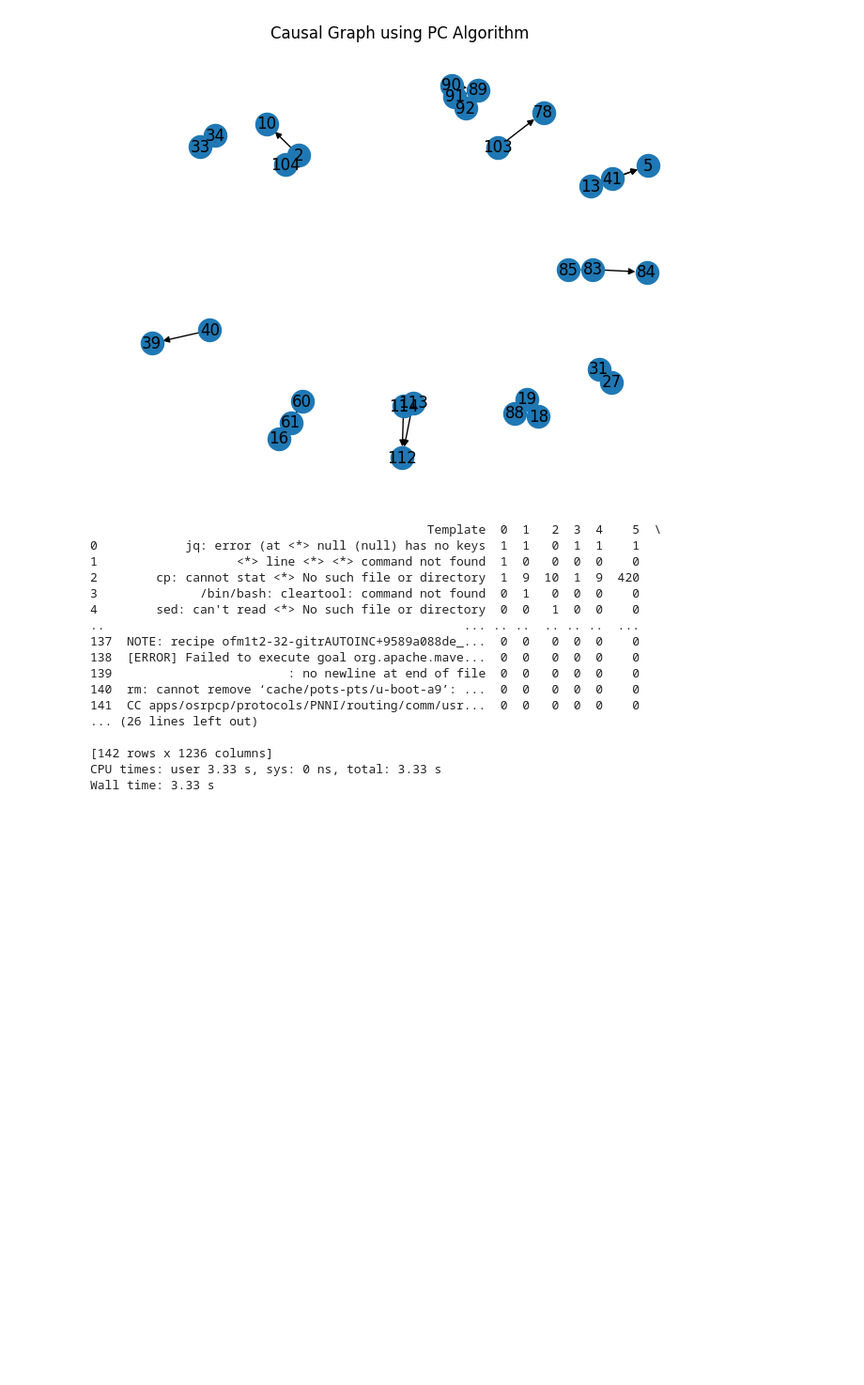
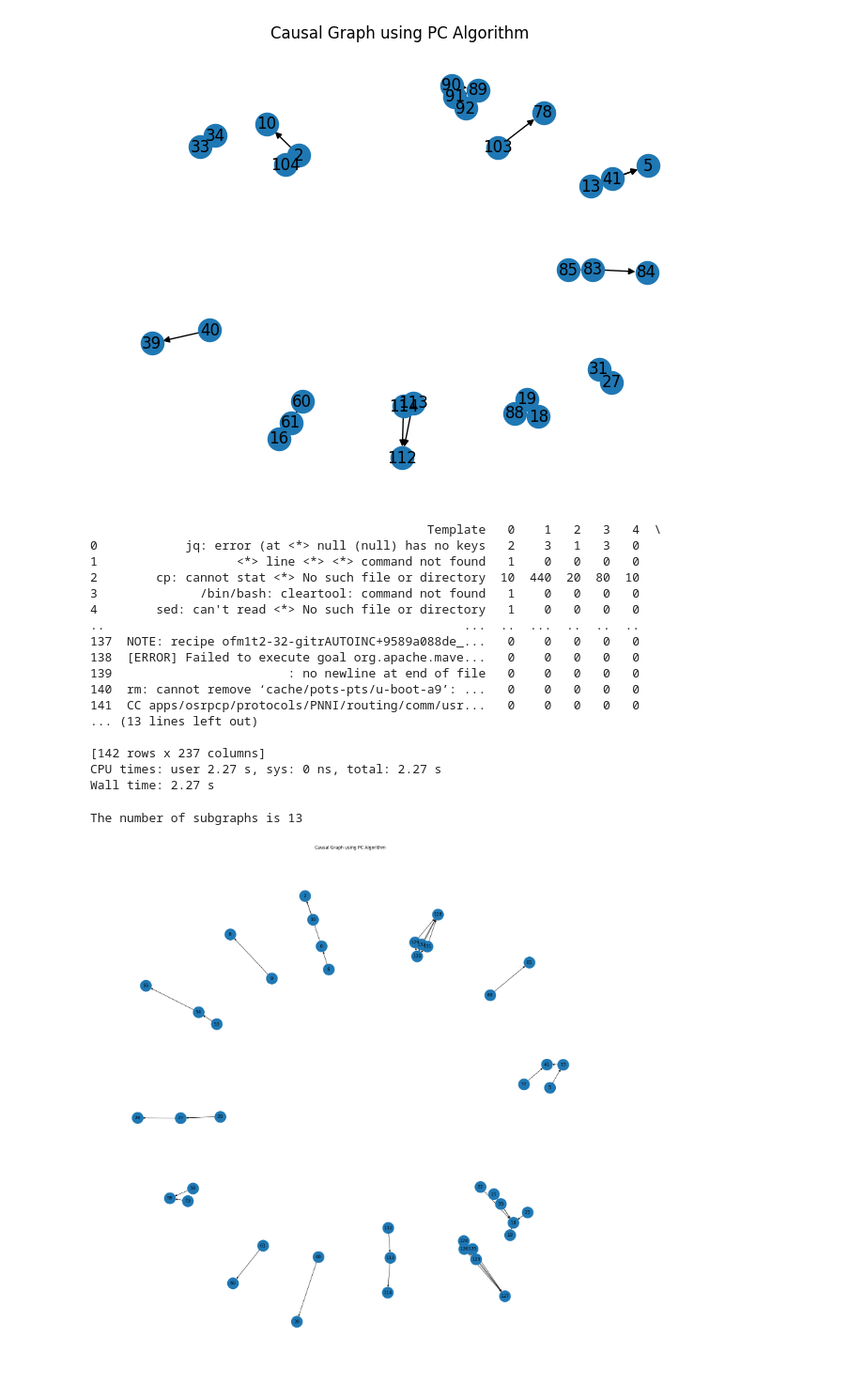
Before and after one commit to vbertalan/CSL, a Jupyter notebook: Workflow.ipynb, the cells around one changed output. Shown at 94% size. Cells and saved outputs as stored; diff of their text form; code cells hidden in the pictures; blank space fills up the shorter version.

Commit message:
new graph

```diff
--- a/Workflow.ipynb
+++ b/Workflow.ipynb
@@ -168,7 +168,7 @@ template_values = drain_results['EventTemplate'].unique()
 result_df = pd.DataFrame(template_values, columns=['Template'])
 
 col = 0
-temperature = 3
+temperature = 5
 result_df = pd.concat([result_df, pd.DataFrame({col: [0] * len(template_values)})], axis=1)
 similar_lines = []
 
@@ -191,51 +191,55 @@ for i, event_template in enumerate(drain_results['EventTemplate']):
 
 print(result_df)
 # %% [output]
-                                              Template  0  1   2  3  4    5  \
-0            jq: error (at <*> null (null) has no keys  1  1   0  1  1    1
-1                   <*> line <*> <*> command not found  1  0   0  0  0    0
-2        cp: cannot stat <*> No such file or directory  1  9  10  1  9  420
-3              /bin/bash: cleartool: command not found  0  1   0  0  0    0
-4        sed: can't read <*> No such file or directory  0  0   1  0  0    0
-..                                                 ... .. ..  .. .. ..  ...
-137  NOTE: recipe ofm1t2-32-gitrAUTOINC+9589a088de_...  0  0   0  0  0    0
-138  [ERROR] Failed to execute goal org.apache.mave...  0  0   0  0  0    0
-139                        : no newline at end of file  0  0   0  0  0    0
-140  rm: cannot remove ‘cache/pots-pts/u-boot-a9’: ...  0  0   0  0  0    0
-141  CC apps/osrpcp/protocols/PNNI/routing/comm/usr...  0  0   0  0  0    0
-... (26 lines left out)
+                                              Template   0    1   2   3   4  \
+0            jq: error (at <*> null (null) has no keys   2    3   1   3   0
+1                   <*> line <*> <*> command not found   1    0   0   0   0
+2        cp: cannot stat <*> No such file or directory  10  440  20  80  10
+3              /bin/bash: cleartool: command not found   1    0   0   0   0
+4        sed: can't read <*> No such file or directory   1    0   0   0   0
+..                                                 ...  ..  ...  ..  ..  ..
+137  NOTE: recipe ofm1t2-32-gitrAUTOINC+9589a088de_...   0    0   0   0   0
+138  [ERROR] Failed to execute goal org.apache.mave...   0    0   0   0   0
+139                        : no newline at end of file   0    0   0   0   0
+140  rm: cannot remove ‘cache/pots-pts/u-boot-a9’: ...   0    0   0   0   0
+141  CC apps/osrpcp/protocols/PNNI/routing/comm/usr...   0    0   0   0   0
+... (13 lines left out)
 
-[142 rows x 1236 columns]
-CPU times: user 3.33 s, sys: 0 ns, total: 3.33 s
-Wall time: 3.33 s
+[142 rows x 237 columns]
+CPU times: user 2.27 s, sys: 0 ns, total: 2.27 s
+Wall time: 2.27 s
 # %%
 %%time
 
 ## Step 7 - Using PGMPY to calculate causality in the new temperature method
 
 # Use the PC algorithm to infer the causal structure
 
 #!pip install matplotlib
 
 from pgmpy.estimators import PC
 from pgmpy.independencies import Independencies
 
 df_causality = result_df.drop(['Template'], axis=1)
 df_causality.insert(0, 'Template', range(0,len(template_values)))
 df_causality = df_causality.T
 
 est = PC(df_causality)
 model_chi = est.estimate(ci_test='chi_square')
 #print(len(model_chi.edges()))
 model_gsq, _ = est.estimate(ci_test='g_sq', return_type='skeleton')
 #print(len(model_gsq.edges()))
 
 # Visualize the resulting causal graph
 import networkx as nx
 import matplotlib.pyplot as plt
 
 nx_graph = nx.DiGraph(model_chi.edges())
 print("The number of subgraphs is {}".format(nx.number_weakly_connected_components(nx_graph)))
-nx.draw(nx_graph, with_labels=True)
+plt.figure(figsize=(20,20))
+nx.draw(nx_graph, node_size=1000, with_labels=True)
 plt.title("Causal Graph using PC Algorithm")
 plt.show()
+# %% [output]
+The number of subgraphs is 13
+[figure, added]
```
Also changed, not shown: parts of 1 cell of this notebook.
